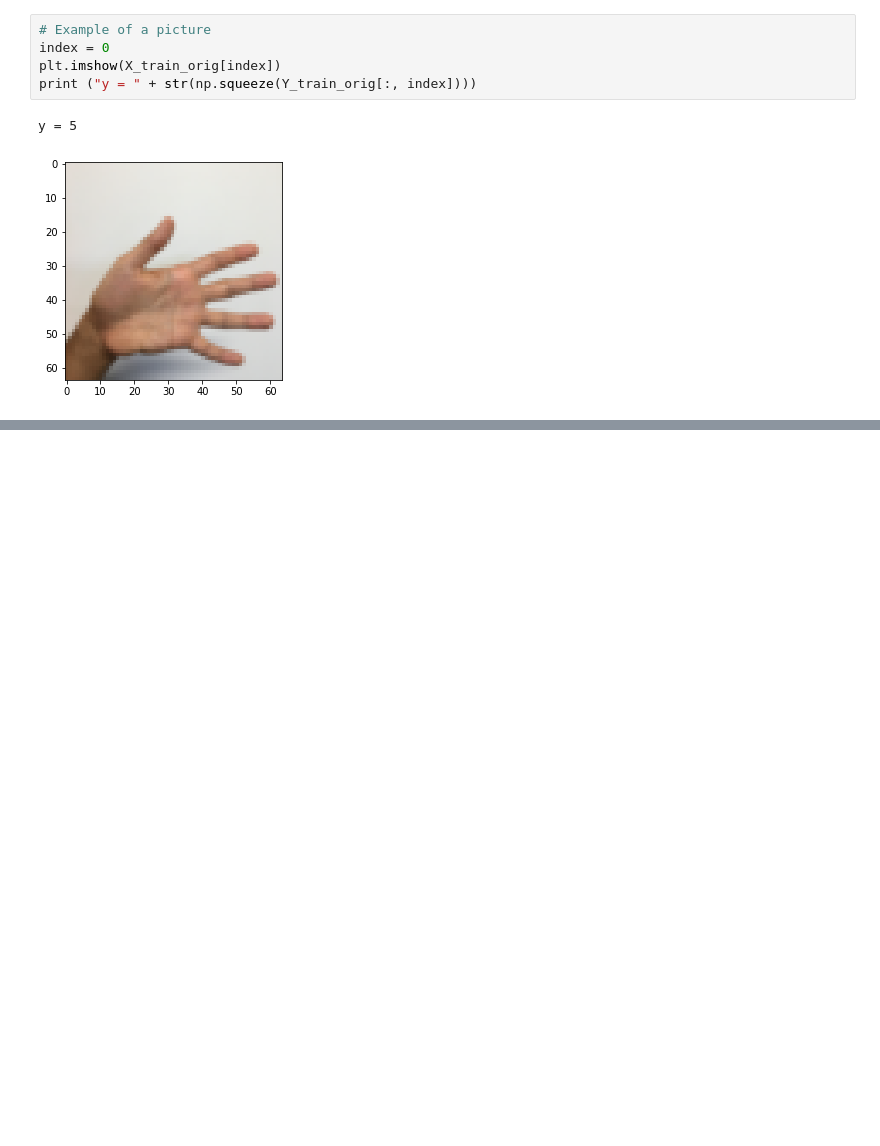
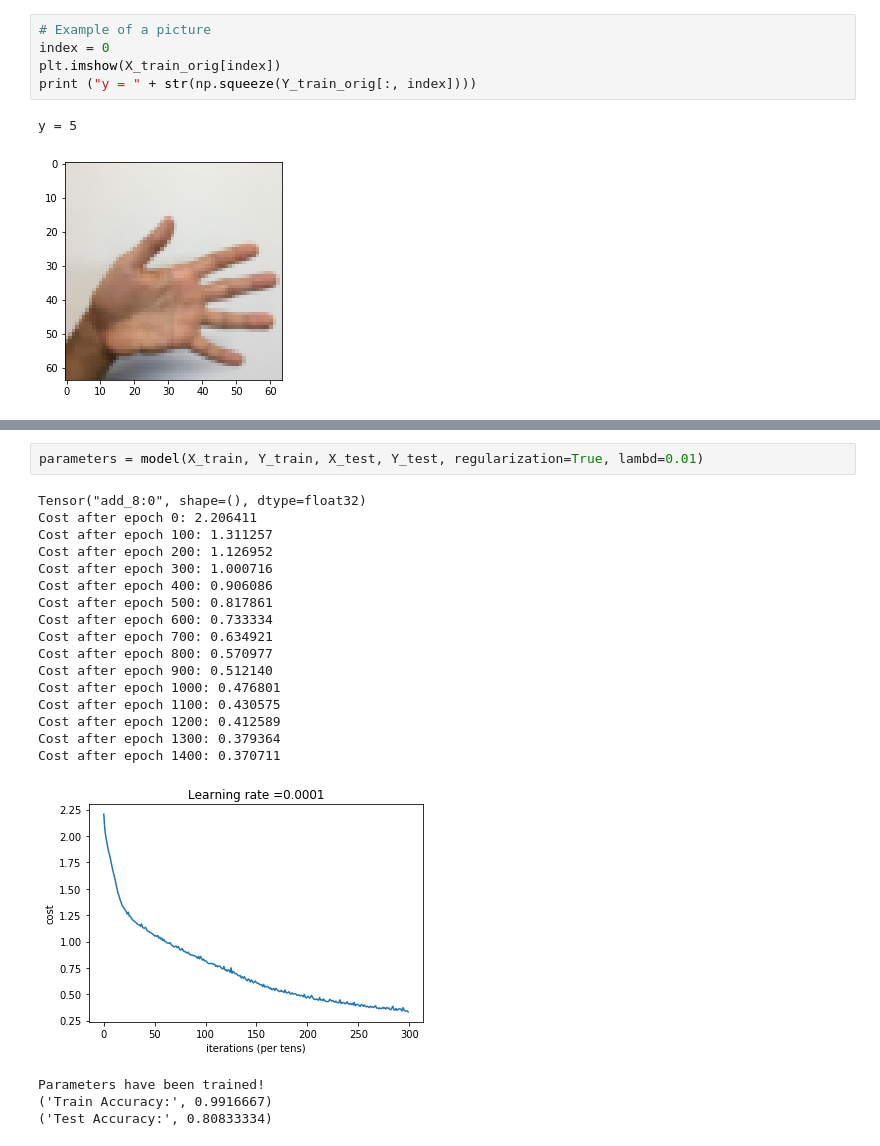
Before and after one commit to aribalam/deeplearning.ai-assignments, a Jupyter notebook: Improving Neural Networks/week3/TensorFlow_Tutorial.ipynb, the cells around one changed output, grey strips where cells are left out. Drawn from its saved outputs; the diff is of its cells as text; blank space fills up the shorter version.

```diff
--- a/Improving Neural Networks/week3/TensorFlow_Tutorial.ipynb
+++ b/Improving Neural Networks/week3/TensorFlow_Tutorial.ipynb
@@ -173,0 +546,23 @@ def placeholders(n_x, n_y):
+# %%
+parameters = model(X_train, Y_train, X_test, Y_test, regularization=True, lambd=0.01)
+# %% [output]
+Tensor("add_8:0", shape=(), dtype=float32)
+Cost after epoch 0: 2.206411
+Cost after epoch 100: 1.311257
+Cost after epoch 200: 1.126952
+Cost after epoch 300: 1.000716
+Cost after epoch 400: 0.906086
+Cost after epoch 500: 0.817861
+Cost after epoch 600: 0.733334
+Cost after epoch 700: 0.634921
+Cost after epoch 800: 0.570977
+Cost after epoch 900: 0.512140
+Cost after epoch 1000: 0.476801
+Cost after epoch 1100: 0.430575
+Cost after epoch 1200: 0.412589
+Cost after epoch 1300: 0.379364
+Cost after epoch 1400: 0.370711
+[figure, added]
+Parameters have been trained!
+('Train Accuracy:', 0.9916667)
+('Test Accuracy:', 0.80833334)
```
Also changed, not shown: parts of 23 cells of this notebook.
